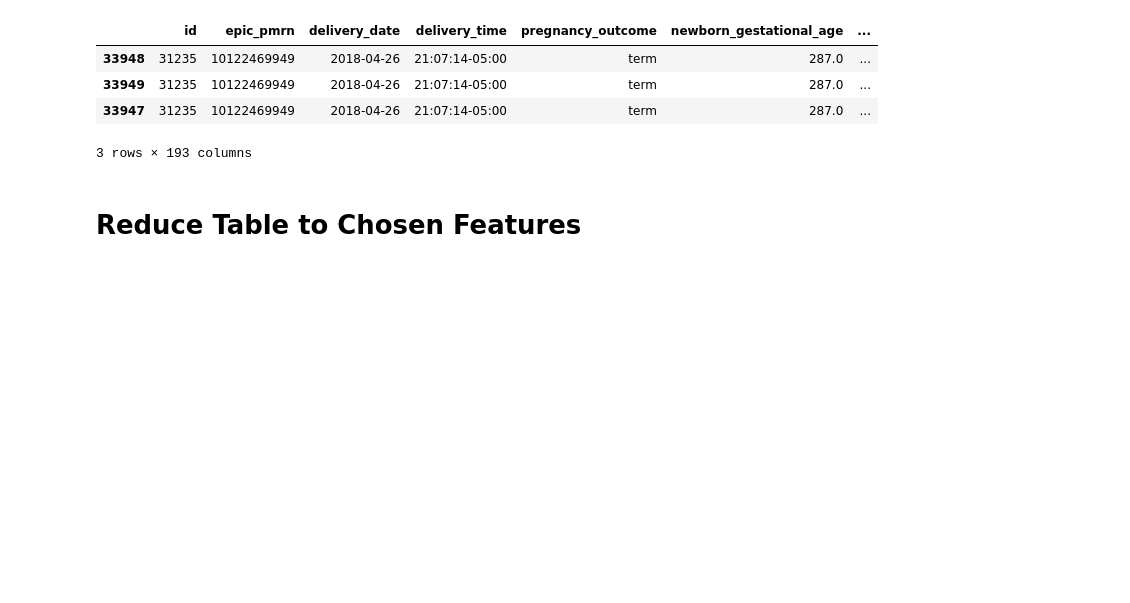
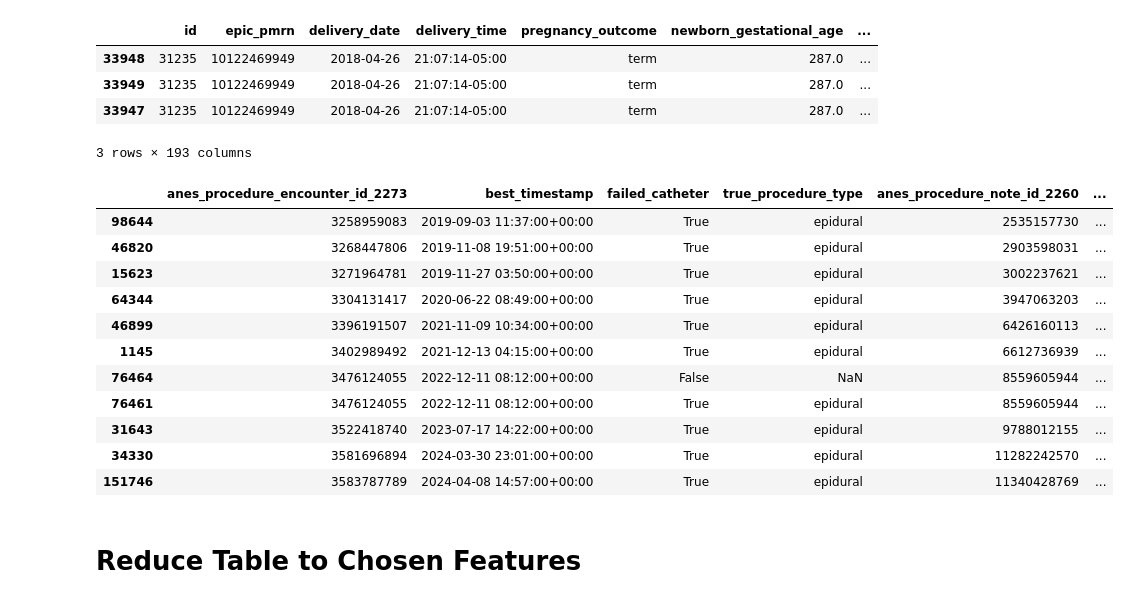
Before and after one commit to dfberenson/Epidural-Analysis, a Jupyter notebook: Merlin Epidural Data Processing.ipynb, the cells around one changed output. Cells and saved outputs as stored; diff of their text form; code cells hidden in the pictures; blank space fills up the shorter version.

```diff
--- a/Merlin Epidural Data Processing.ipynb
+++ b/Merlin Epidural Data Processing.ipynb
@@ -619,7 +621,8 @@ import datetime
 import matplotlib.pyplot as plt
 # %%
 # Load the pickled DataFrame
-complete_data = pd.read_pickle("C:\\Users\\dfber\\OneDrive - Mass General Brigham\\Epidural project\\processed_merlin_data.pkl")
+# complete_data = pd.read_pickle("C:\\Users\\dfber\\OneDrive - Mass General Brigham\\Epidural project\\processed_merlin_data.pkl")
+complete_data = pd.read_pickle("C:\\Users\\User\\OneDrive - Mass General Brigham\\Epidural project\\processed_merlin_data.pkl")
 
 # Now you can work with the DataFrame
 complete_data.head()
@@ -723,6 +726,24 @@ random_failed_catheters_mgh = df[(df['failed_catheter'] == True) & (df['delivery
 # Display the chosen sample
 random_failed_catheters_mgh[column_names]
 chosen_failed_catheters_mgh_encounter_ids = ["3268447806", "3396191507", "3258959083", "3581696894", "3271964781", "3583787789", "3402989492", "3476124055", "3304131417", "3522418740"]
+chosen_failed_catheter_mgh_note_ids = ['2903598031', '6426160113', '2535157730', '11282242570',
+       '3002237621', '11340428769', '6612736939', '8559605944',
+       '3947063203', '9788012155']
+# %%
+df[df['anes_procedure_note_id_2260'].isin(chosen_failed_catheter_mgh_note_ids)][column_names]
+# %% [output]
+|  | anes_procedure_encounter_id_2273 | best_timestamp | failed_catheter | true_procedure_type | anes_procedure_note_id_2260 | ... |
+| 98644 | 3258959083 | 2019-09-03 11:37:00+00:00 | True | epidural | 2535157730 | ... |
+| 46820 | 3268447806 | 2019-11-08 19:51:00+00:00 | True | epidural | 2903598031 | ... |
+| 15623 | 3271964781 | 2019-11-27 03:50:00+00:00 | True | epidural | 3002237621 | ... |
+| 64344 | 3304131417 | 2020-06-22 08:49:00+00:00 | True | epidural | 3947063203 | ... |
+| 46899 | 3396191507 | 2021-11-09 10:34:00+00:00 | True | epidural | 6426160113 | ... |
+| 1145 | 3402989492 | 2021-12-13 04:15:00+00:00 | True | epidural | 6612736939 | ... |
+| 76464 | 3476124055 | 2022-12-11 08:12:00+00:00 | False | NaN | 8559605944 | ... |
+| 76461 | 3476124055 | 2022-12-11 08:12:00+00:00 | True | epidural | 8559605944 | ... |
+| 31643 | 3522418740 | 2023-07-17 14:22:00+00:00 | True | epidural | 9788012155 | ... |
+| 34330 | 3581696894 | 2024-03-30 23:01:00+00:00 | True | epidural | 11282242570 | ... |
+| 151746 | 3583787789 | 2024-04-08 14:57:00+00:00 | True | epidural | 11340428769 | ... |
 # %% [markdown]
 # Reduce Table to Chosen Features
 # %%
```
Also changed, not shown: parts of 2 cells of this notebook, 1 other file.
